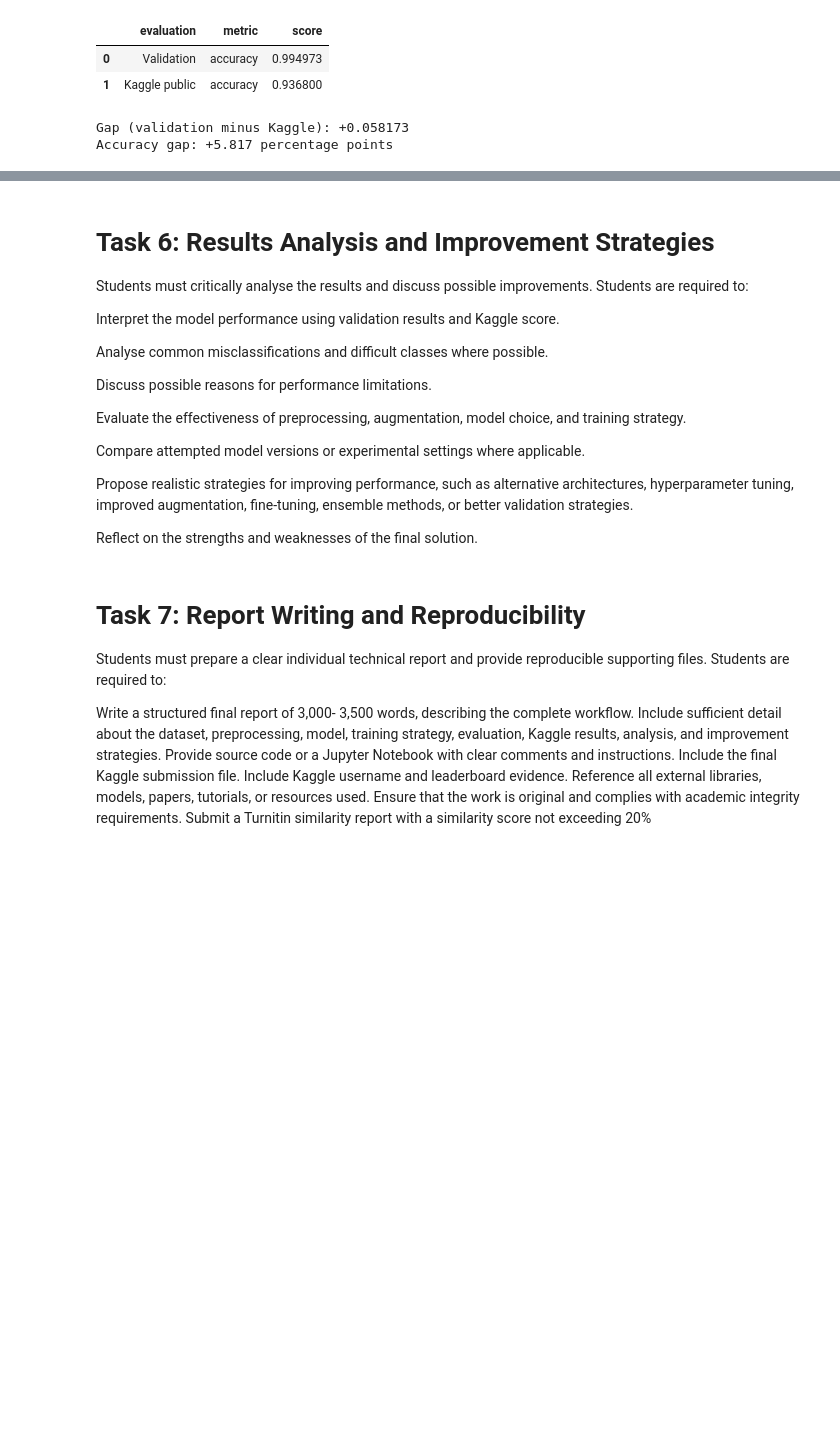
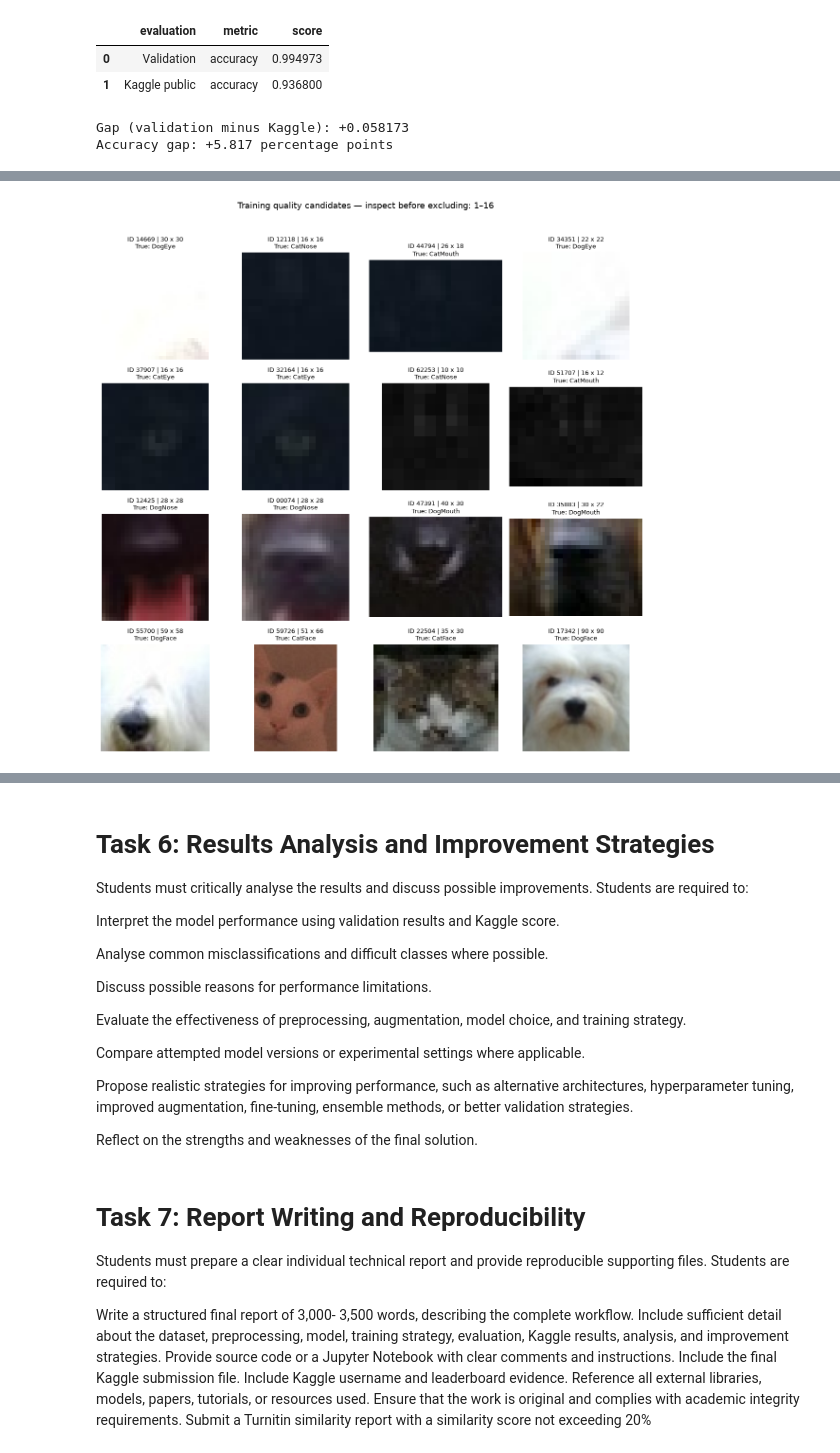
Before and after one commit to ChrisJHM6446/ENGE707_KaggleCompetition, a Jupyter notebook: KaggleComp_Main/Main.ipynb, the cells around one changed output, grey strips where cells are left out. Saved outputs shown, nothing was run; the diff lists cells and outputs as text; code cells hidden in the pictures; blank space fills up the shorter version.

```diff
--- a/KaggleComp_Main/Main.ipynb
+++ b/KaggleComp_Main/Main.ipynb
@@ -3546,0 +3744,89 @@ the validation set was used for checkpoint selection, so it was not an untouched
+# %%
+# the results from the validaiton set almost all of them is due to:
+# poor quality
+# dog nose sometimes has dog face; i noted this in my original pipeline as well. the features are not always independant of eachother.
+# E3 screens the training images for quality problems.
+# measures image dimensions and a simple sharpness score.
+# it finds training examples worth inspecting and removing.
+# ranks the candidates within each class.
+
+def inspect_training_image(row):
+    with Image.open(row["clean_path"]) as image:
+        image = ImageOps.exif_transpose(image).convert("RGB")
+        width, height = image.size
+
+        gray = np.asarray(
+            image.convert("L").resize((128, 128)),
+            dtype=np.float32
+        ) / 255
+
+    laplacian = (
+        -4 * gray[1:-1, 1:-1]
+        + gray[:-2, 1:-1]
+        + gray[2:, 1:-1]
+        + gray[1:-1, :-2]
+        + gray[1:-1, 2:]
+    )
+
+    return {
+        "image_id": row["image_id"],
+        "width": width,
+        "height": height,
+        "min_side": min(width, height),
+        "sharpness": float(laplacian.var())
+    }
+
+
+quality_file = REVIEW / "training_quality.csv"
+
+if quality_file.exists():
+    training_quality = pd.read_csv(
+        quality_file,
+        dtype={"image_id": "string"}
+    )
+    assert training_quality["image_id"].is_unique
+    assert set(training_quality["image_id"]) == set(
+        review_train["image_id"]
+    )
+
+else:
+    records = []
+
+    for number, row in enumerate(
+        review_train.to_dict("records"), 1
+    ):
+        records.append(inspect_training_image(row))
+
+        if number % 2000 == 0:
+            print(
+                f"Training quality scan: "
+                f"{number:,}/{len(review_train):,}",
+                flush=True
+            )
+
+    training_quality = pd.DataFrame(records)
+    training_quality.to_csv(quality_file, index=False)
+
+quality_view = review_train.merge(
+    training_quality,
+    on="image_id",
+    validate="one_to_one"
+)
+
+candidates = pd.concat([
+    quality_view.sort_values("sharpness")
+    .groupby("class", sort=False).head(2),
+
+    quality_view.sort_values("min_side")
+    .groupby("class", sort=False).head(2)
+]).drop_duplicates("image_id")
+
+display(candidates[
+    ["image_id", "class", "width", "height", "sharpness"]
+])
+
+show_gallery(
+    candidates,
+    "Training quality candidates — inspect before excluding"
+)
+# %% [output]
@@ -3546,0 +3867 @@ the validation set was used for checkpoint selection, so it was not an untouched
+[figure, added]
```
Also changed, not shown: parts of 13 cells of this notebook, 2 other files.
